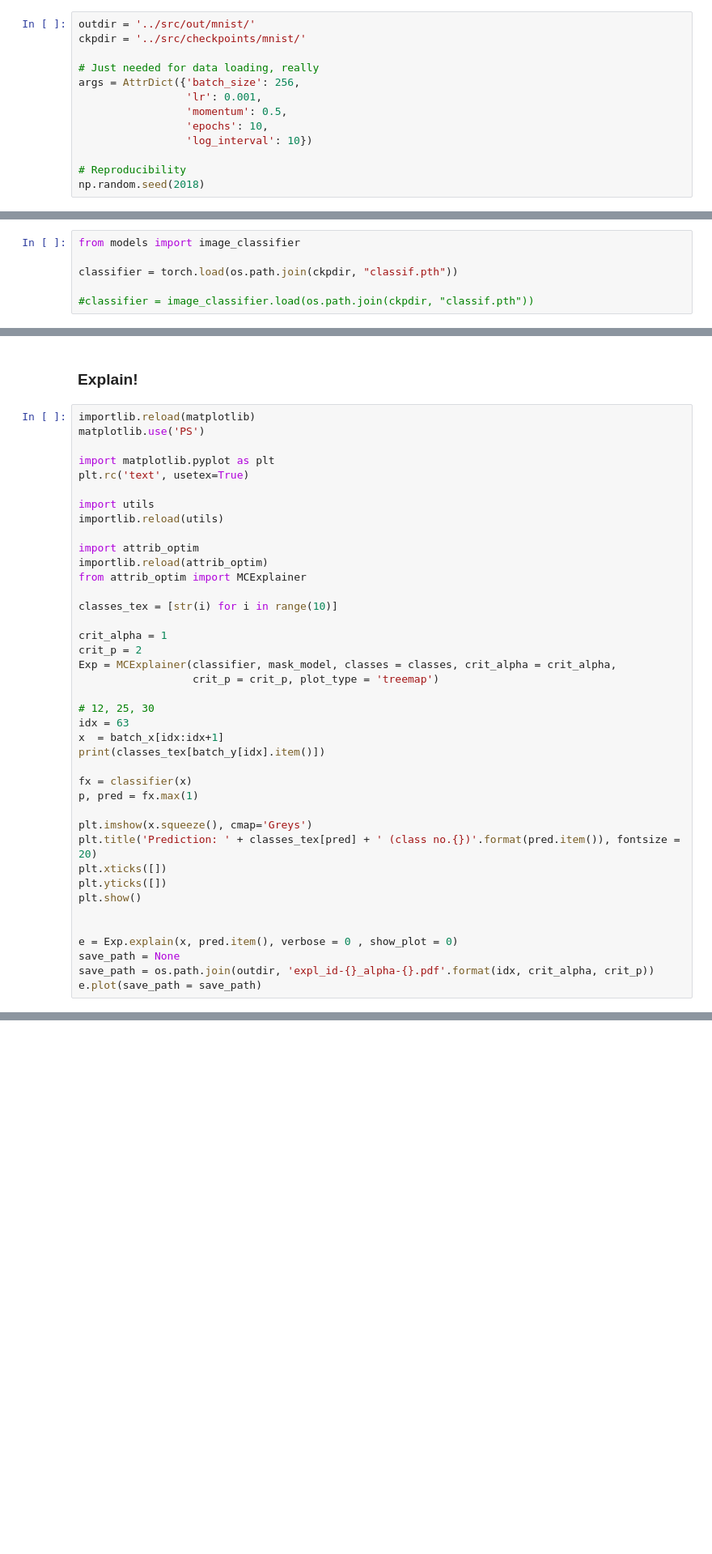
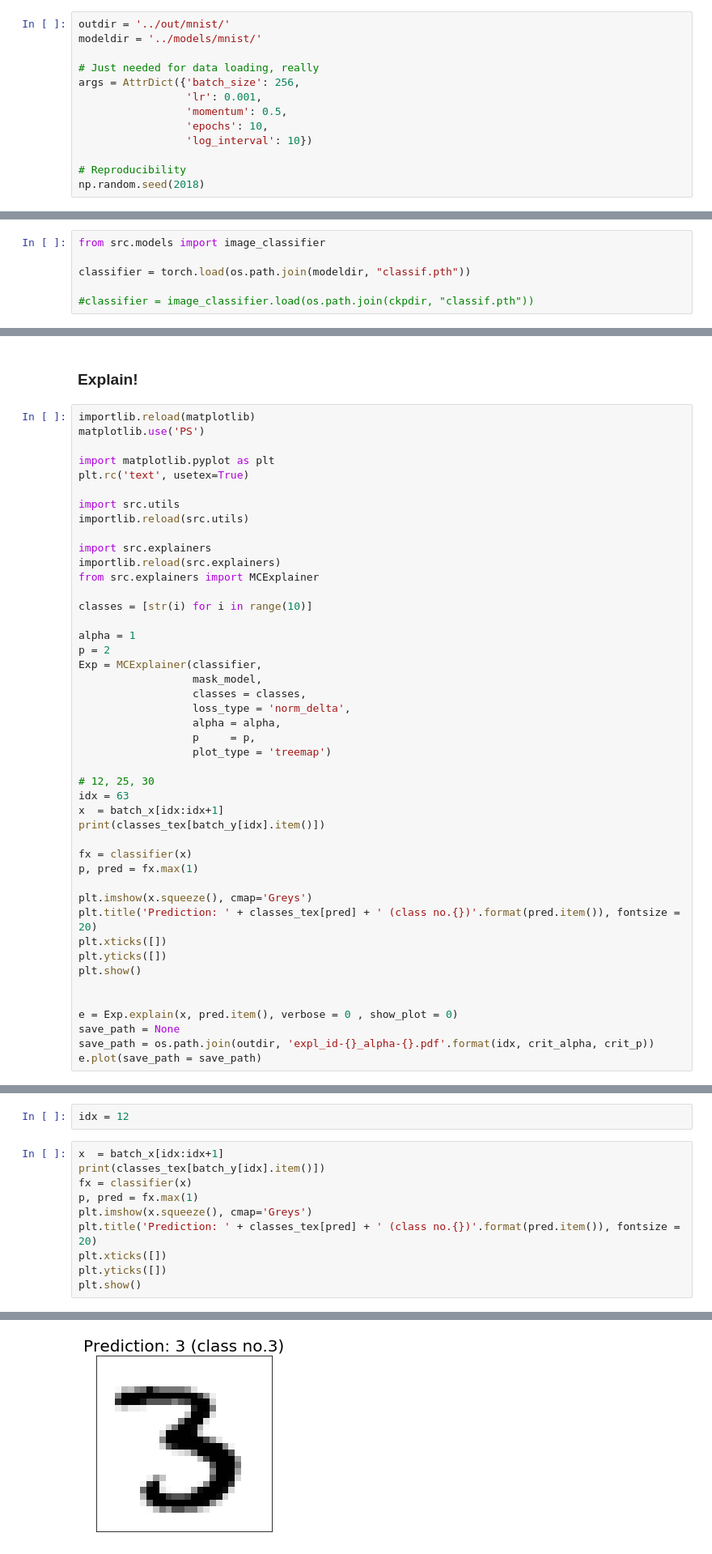
Before and after one commit to dmelis/interpretwoe, a Jupyter notebook: notebooks/MNIST.ipynb, the cells around one changed output, grey strips where cells are left out. Shown: that part at 81% size. Drawn from its saved outputs; the diff is of its cells as text; blank space fills up the shorter version.

```diff
--- a/notebooks/MNIST.ipynb
+++ b/notebooks/MNIST.ipynb
@@ -26,8 +31,8 @@ warnings.filterwarnings('ignore')
 # %% [markdown]
 ### Set Params
 # %%
-outdir = '../src/out/mnist/'
-ckpdir = '../src/checkpoints/mnist/'
+outdir = '../out/mnist/'
+modeldir = '../models/mnist/'
 
 # Just needed for data loading, really
 args = AttrDict({'batch_size': 256,
@@ -67,8 +72,8 @@ plt.imshow(batch_x[idx].squeeze(), cmap = 'Greys')
 # %% [markdown]
 ### Load Classifier
 # %%
-from models import image_classifier
+from src.models import image_classifier
 
-classifier = torch.load(os.path.join(ckpdir, "classif.pth"))
+classifier = torch.load(os.path.join(modeldir, "classif.pth"))
 
 #classifier = image_classifier.load(os.path.join(ckpdir, "classif.pth"))
@@ -104,19 +105,24 @@ matplotlib.use('PS')
 import matplotlib.pyplot as plt
 plt.rc('text', usetex=True)
 
-import utils
-importlib.reload(utils)
+import src.utils
+importlib.reload(src.utils)
 
-import attrib_optim
-importlib.reload(attrib_optim)
-from attrib_optim import MCExplainer
+import src.explainers
+importlib.reload(src.explainers)
+from src.explainers import MCExplainer
 
-classes_tex = [str(i) for i in range(10)]
+classes = [str(i) for i in range(10)]
 
-crit_alpha = 1
-crit_p = 2
-Exp = MCExplainer(classifier, mask_model, classes = classes, crit_alpha = crit_alpha,
-                  crit_p = crit_p, plot_type = 'treemap')
+alpha = 1
+p = 2
+Exp = MCExplainer(classifier,
+                  mask_model,
+                  classes = classes,
+                  loss_type = 'norm_delta',
+                  alpha = alpha,
+                  p     = p,
+                  plot_type = 'treemap')
 
 # 12, 25, 30
 idx = 63
@@ -139,0 +160,13 @@ e.plot(save_path = save_path)
+# %%
+idx = 12
+# %%
+x  = batch_x[idx:idx+1]
+print(classes_tex[batch_y[idx].item()])
+fx = classifier(x)
+p, pred = fx.max(1)
+plt.imshow(x.squeeze(), cmap='Greys')
+plt.title('Prediction: ' + classes_tex[pred] + ' (class no.{})'.format(pred.item()), fontsize = 20)
+plt.xticks([])
+plt.yticks([])
+plt.show()
+# %% [output]
@@ -139,0 +174 @@ e.plot(save_path = save_path)
+[figure, added]
```
Also changed, not shown: parts of 19 cells of this notebook, 7 other files.
